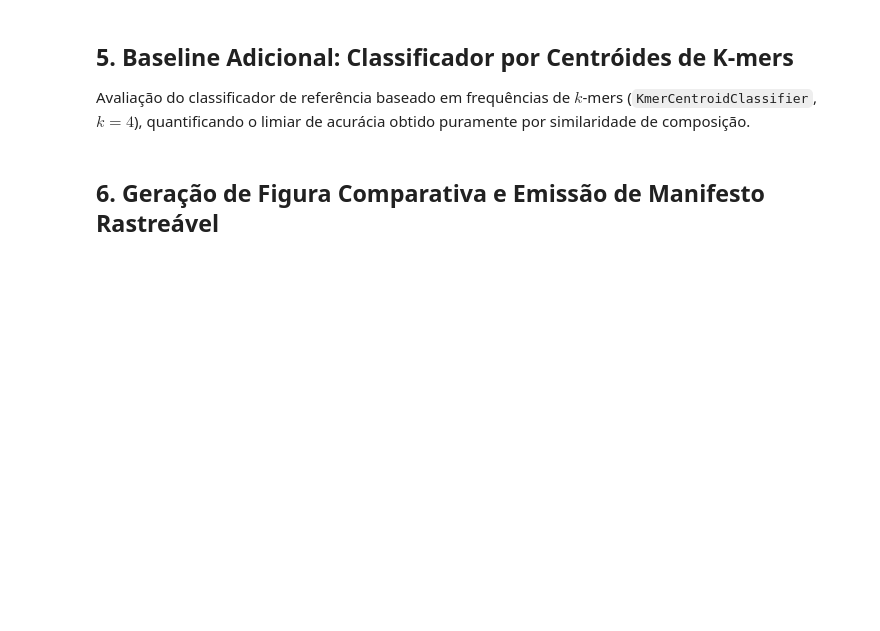
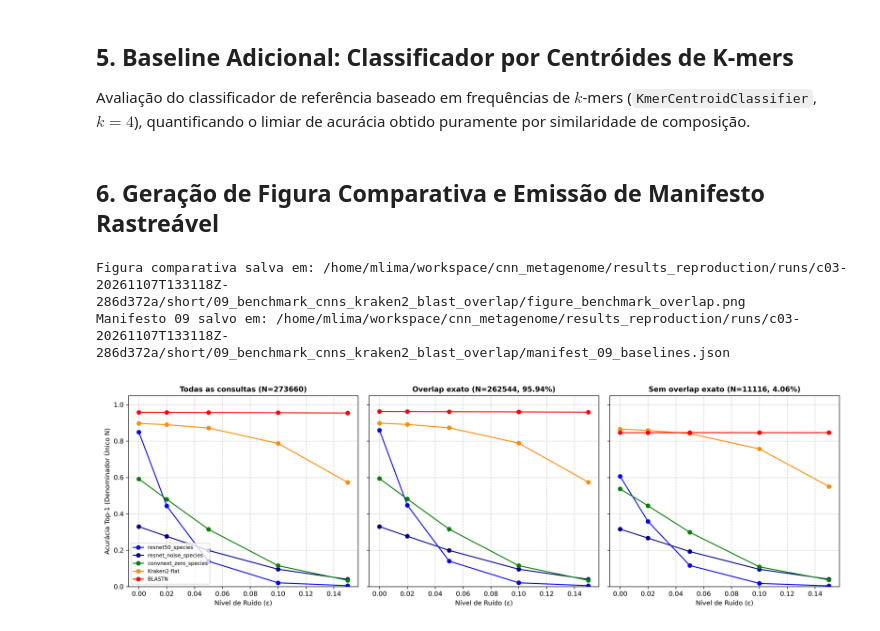
Before and after one commit to Mathe13/cnn_metagenome, a Jupyter notebook: notebooks/reproduction/short/09_benchmark_cnns_kraken2_blast_overlap.ipynb, the cells around one changed output. Saved outputs shown, nothing was run; the diff lists cells and outputs as text; code cells hidden in the pictures; blank space fills up the shorter version.

```diff
--- a/notebooks/reproduction/short/09_benchmark_cnns_kraken2_blast_overlap.ipynb
+++ b/notebooks/reproduction/short/09_benchmark_cnns_kraken2_blast_overlap.ipynb
@@ -20,6 +29,7 @@ from pathlib import Path
 current_dir = Path.cwd().resolve()
 for r in [current_dir, current_dir.parent, current_dir.parent.parent, current_dir.parent.parent.parent]:
     if (r / "src" / "viral_cnn").exists():
+        PROJECT_ROOT = r
         if str(r / "src") not in sys.path:
             sys.path.insert(0, str(r / "src"))
         break
@@ -50,7 +60,7 @@ ctx = setup_notebook_runtime()
 from datetime import datetime, timezone
 from uuid import uuid4
 run_id = f"c03-{datetime.now(timezone.utc).strftime('%Y%m%dT%H%M%SZ')}-{uuid4().hex[:8]}"
-run_dir = reserve_run_directory(Path.cwd().resolve(), run_id, "short/09_benchmark_cnns_kraken2_blast_overlap")
+run_dir = reserve_run_directory(PROJECT_ROOT, run_id, "short/09_benchmark_cnns_kraken2_blast_overlap")
 output_dir = run_dir
 output_dir.mkdir(parents=True, exist_ok=True)
 
@@ -412,7 +470,7 @@ manifest_09 = {
         "stratified_metrics": str(metrics_csv),
         "paired_discordance": str(disc_path),
         "species_cluster_bootstrap": str(boot_path),
-        "kmer_metrics": str(kmer_csv),
+        "kmer_metrics": str(kmer_csv) if kmer_csv.is_file() else None,
         "figure": str(fig_path),
     },
 }
@@ -434,8 +492,17 @@ write_notebook_manifest(
     configuration={"baseline_protocol": manifest_09["baseline_protocol"], "noise_levels": noise_levels,
                    "query_count": total_q, "class_order_sha256": (benchmark_artifacts.method_manifests[0].get("class_order_sha256", "unknown") if benchmark_artifacts is not None and benchmark_artifacts.method_manifests else "unknown")},
     checkpoints=checkpoint_inputs, input_files=sorted(set(manifest_inputs)),
-    outputs=[audit_path, metrics_csv, disc_path, boot_path, kmer_csv, fig_path, manifest_path],
+    outputs=[audit_path, metrics_csv, disc_path, boot_path, fig_path, manifest_path] + ([kmer_csv] if kmer_csv.is_file() else []),
     output_json_path=output_dir / "notebook_manifest.json",
 )
 
 print(f"Manifesto 09 salvo em: {manifest_path}")
+# %% [output]
+Figura comparativa salva em: /home/mlima/workspace/cnn_metagenome/results_reproduction/runs/c03-20261107T133118Z-286d372a/short/09_benchmark_cnns_kraken2_blast_overlap/figure_benchmark_overlap.png
+Manifesto 09 salvo em: /home/mlima/workspace/cnn_metagenome/results_reproduction/runs/c03-20261107T133118Z-286d372a/short/09_benchmark_cnns_kraken2_blast_overlap/manifest_09_baselines.json
+# %%
+from IPython.display import Image, display
+
+display(Image(filename=str(fig_path)))
+# %% [output]
+[figure, added]
```
Also changed, not shown: parts of 5 cells of this notebook, 2 other files.
